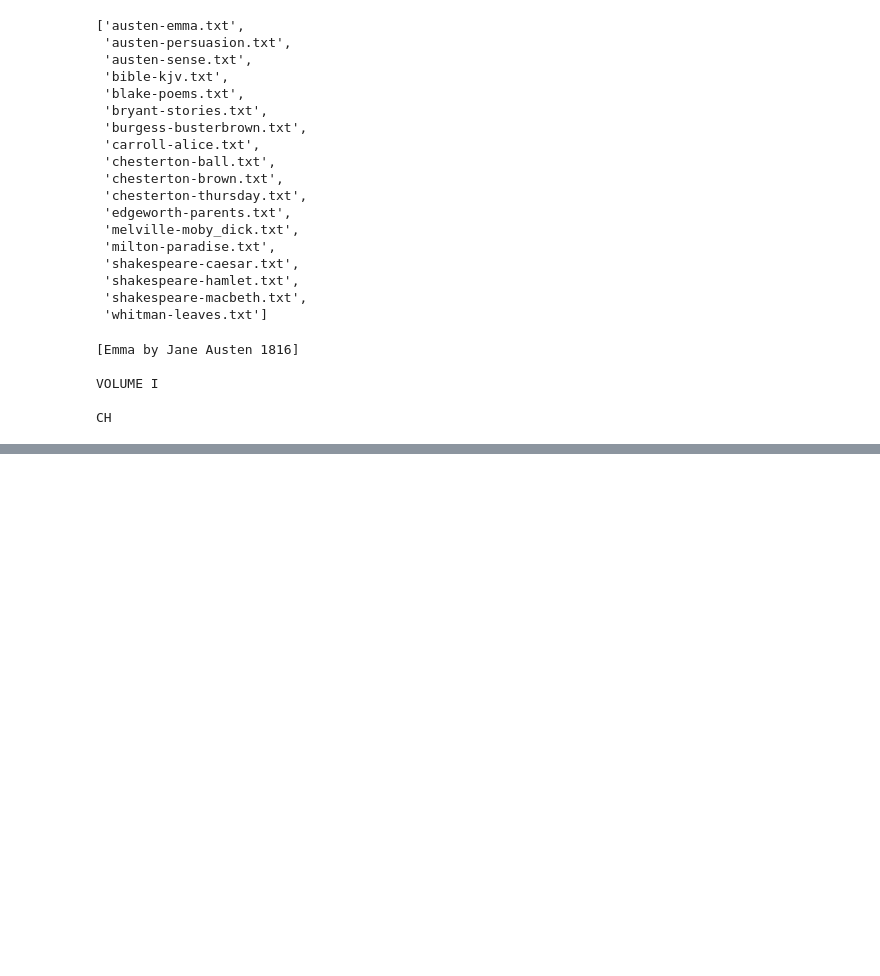
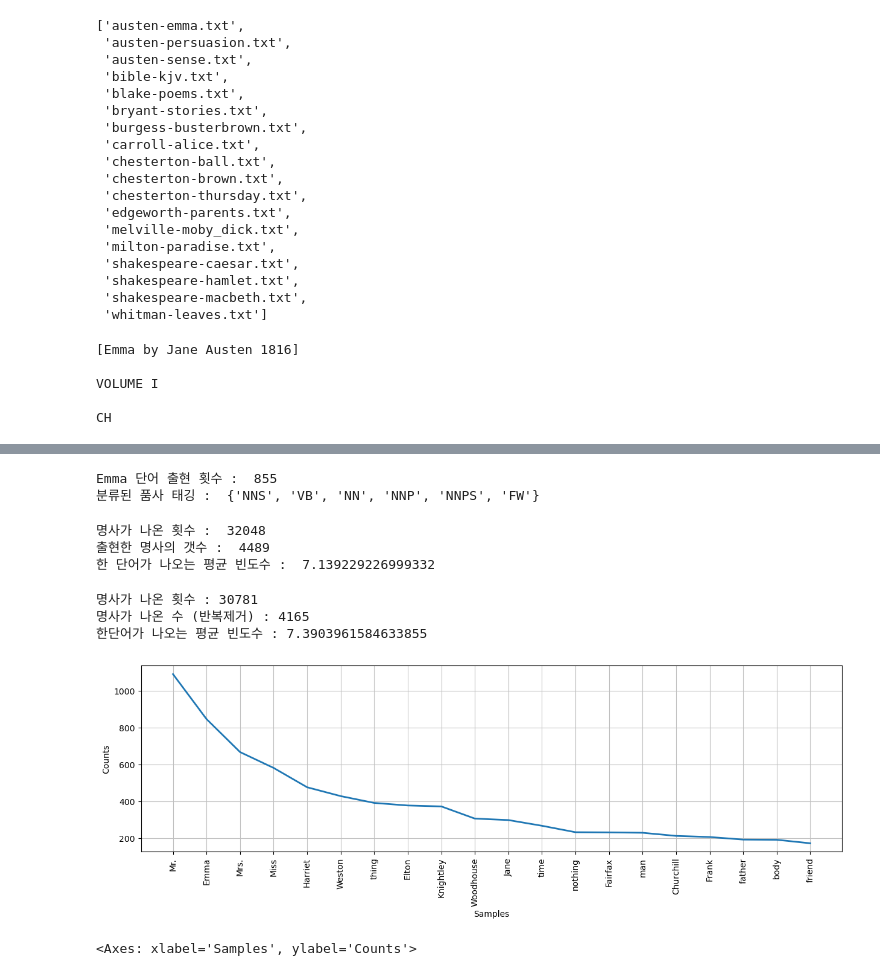
Before and after one commit to yeonhwa88/aidiary, a Jupyter notebook: source/10_자연어처리/ch01_NLTK자연어처리 패키지.ipynb, the cells around one changed output, grey strips where cells are left out. Drawn from its saved outputs; the diff is of its cells as text; code cells hidden in the pictures; blank space fills up the shorter version.

```diff
--- a/source/10_자연어처리/ch01_NLTK자연어처리 패키지.ipynb
+++ b/source/10_자연어처리/ch01_NLTK자연어처리 패키지.ipynb
@@ -195,0 +187,57 @@ NameError: name 'emma_tags' is not defined
+# %%
+# 2. 'Emma' 단어가 몇 번 등장하며, 품사 태깅이 어떤 품사들로 되어 있는지 모두 출력하시오. (NNP, ...)
+# Emma 단어 출현 횟수, 분류된 품사들 NNP, NNPS, ...
+emma = nltk.corpus.gutenberg.raw('austen-emma.txt')
+words = word_tokenize(emma)
+tagged_list = pos_tag(words)
+emma_count = words.count('Emma')
+emma_tagged_list = [tag for word, tag in tagged_list if word == 'Emma']
+print('Emma 단어 출현 횟수 : ', emma_count)
+print('분류된 품사 태깅 : ', set(emma_tagged_list))
+# %% [output]
+Emma 단어 출현 횟수 :  855
+분류된 품사 태깅 :  {'NNS', 'VB', 'NN', 'NNP', 'NNPS', 'FW'}
+# %%
+# 3. 원하는 품사(명사:NN, NNS, NNP, NNPS)의 단어만 뽑아 등장하는 명사의 종류 갯수를 출력하시오.
+# 명사가 나온 횟수:30781, 출현한 명사의 갯수(반복제거):4165, 한 단어가 나오는 평균 빈도수:7.39
+emma = nltk.corpus.gutenberg.raw('austen-emma.txt')
+words = word_tokenize(emma)
+tagged_list = pos_tag(words)
+noun = [word for word, tag in tagged_list if tag in ['NN', 'NNS', 'NNP', 'NNPS']]
+noun = [word for word, tag in tagged_list if tag=='NN' or tag=='NNS' or tag=='NNP' or tag=='NNPS']
+print('명사가 나온 횟수 : ', len(noun))
+print('출현한 명사의 갯수 : ', len(set(noun)))
+print('한 단어가 나오는 평균 빈도수 : ', (len(noun) /len(set(noun))))
+# %% [output]
+명사가 나온 횟수 :  32048
+출현한 명사의 갯수 :  4489
+한 단어가 나오는 평균 빈도수 :  7.139229226999332
+# %%
+count = 0
+dan = set()
+emma = nltk.corpus.gutenberg.raw('austen-emma.txt')
+words = ret.tokenize(emma)
+tagged_list = pos_tag(words)
+
+for x, m in tagged_list:
+    if m == 'NN' or m =='NNS' or m =='NNP' or m =='NNPS':
+        count += 1
+        dan.add(x)
+print('명사가 나온 횟수 :', count)
+print('명사가 나온 수 (반복제거) :' , len(set(dan)))
+print('한단어가 나오는 평균 빈도수 :', count/ len(set(dan)))
+# %% [output]
+명사가 나온 횟수 : 30781
+명사가 나온 수 (반복제거) : 4165
+한단어가 나오는 평균 빈도수 : 7.3903961584633855
+# %%
+# 명사들 중 최빈단어수
+import matplotlib.pyplot as plt
+from nltk import Text
+# Text : 단어 리스트와 빈도 분석에서 사용될 클래스
+emma_text = Text(noun)
+plt.figure(figsize=(15, 4))
+emma_text.plot(20)
+# %% [output]
+[figure, added]
+<Axes: xlabel='Samples', ylabel='Counts'>
```
Also changed, not shown: parts of 41 cells of this notebook, 13 other files.
